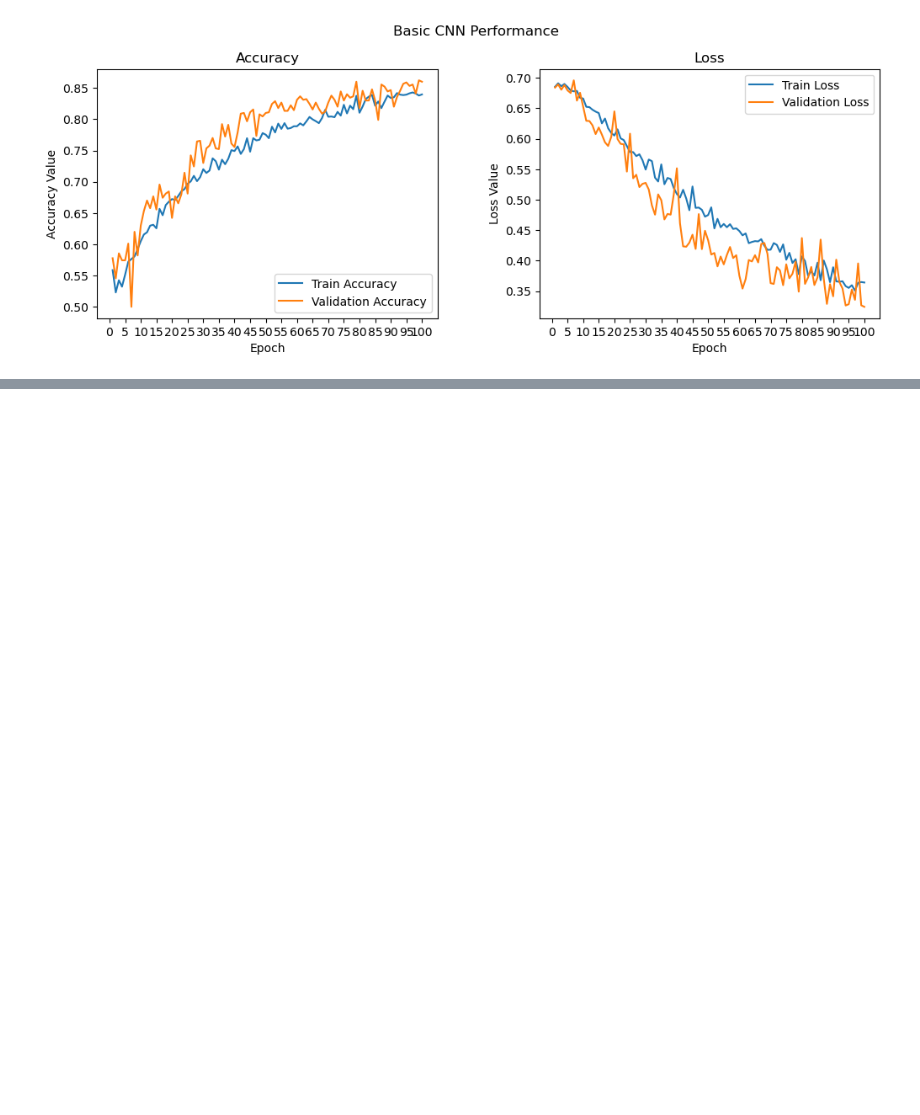
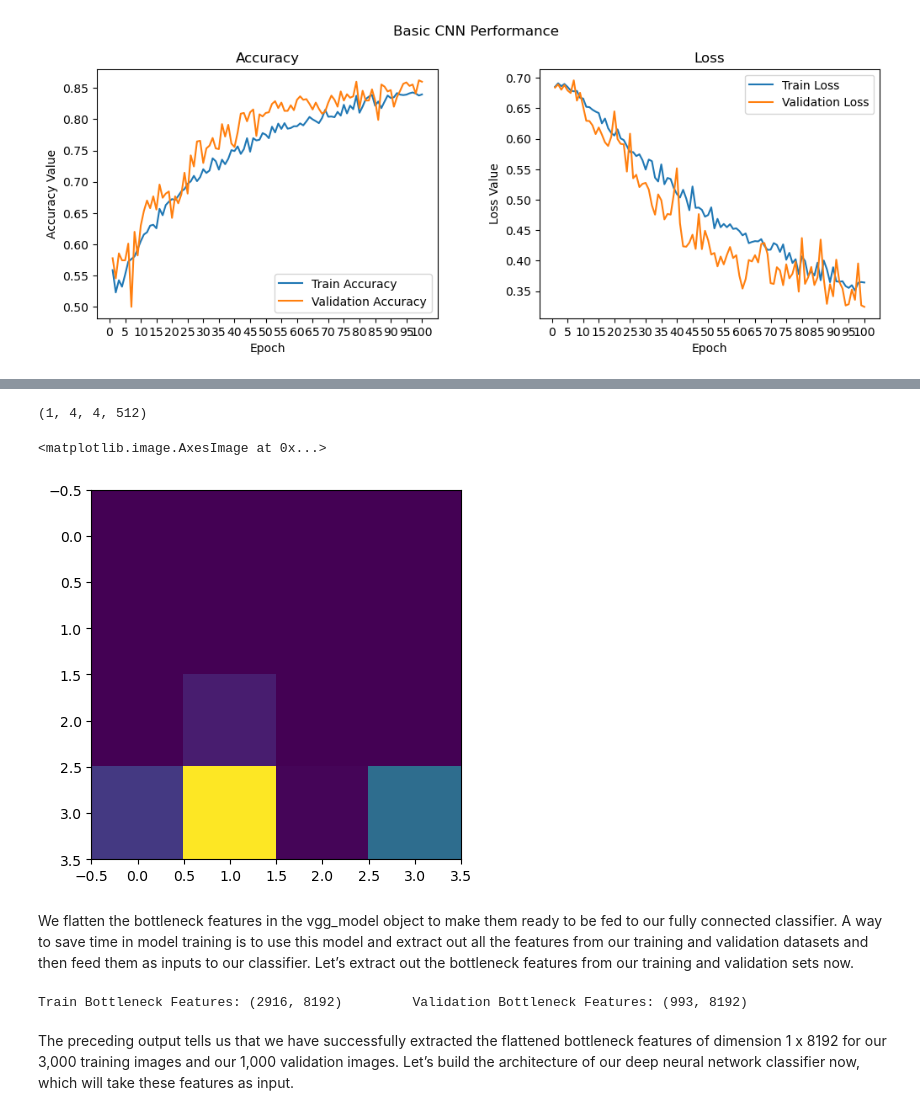
Before and after one commit to mshayganfar/ML_coding, a Jupyter notebook: transfer_learning/CNN_transfer_learning.ipynb, the cells around one changed output, grey strips where cells are left out. Drawn from its saved outputs; the diff is of its cells as text; code cells hidden in the pictures; blank space fills up the shorter version.

Commit message:
add first transfer learning model based on VGG16

```diff
--- a/transfer_learning/CNN_transfer_learning.ipynb
+++ b/transfer_learning/CNN_transfer_learning.ipynb
@@ -387,0 +394,4 @@ model.save('models/cats_dogs_cnn_img_aug.h5')
+# %%
+vgg = vgg16.VGG16(include_top=False,
+                  weights='imagenet',
+                  input_shape=input_shape)
@@ -387,0 +434,10 @@ model.save('models/cats_dogs_cnn_img_aug.h5')
+# %%
+bottleneck_feature_example = vgg.predict(train_imgs_scaled[0:1])
+print(bottleneck_feature_example.shape)
+plt.imshow(bottleneck_feature_example[0][:,:,0])
+# %% [output]
+(1, 4, 4, 512)
+<matplotlib.image.AxesImage at 0x...>
+[figure, added]
+# %% [markdown]
+We flatten the bottleneck features in the vgg_model object to make them ready to be fed to our fully connected classifier. A way to save time in model training is to use this model and extract out all the features from our training and validation datasets and then feed them as inputs to our classifier. Let’s extract out the bottleneck features from our training and validation sets now.
@@ -387,0 +451,7 @@ model.save('models/cats_dogs_cnn_img_aug.h5')
+# %%
+print('Train Bottleneck Features:', train_features_vgg.shape,
+      '\tValidation Bottleneck Features:', validation_features_vgg.shape)
+# %% [output]
+Train Bottleneck Features: (2916, 8192)         Validation Bottleneck Features: (993, 8192)
+# %% [markdown]
+The preceding output tells us that we have successfully extracted the flattened bottleneck features of dimension 1 x 8192 for our 3,000 training images and our 1,000 validation images. Let’s build the architecture of our deep neural network classifier now, which will take these features as input.
```
Also changed, not shown: parts of 18 cells of this notebook.
